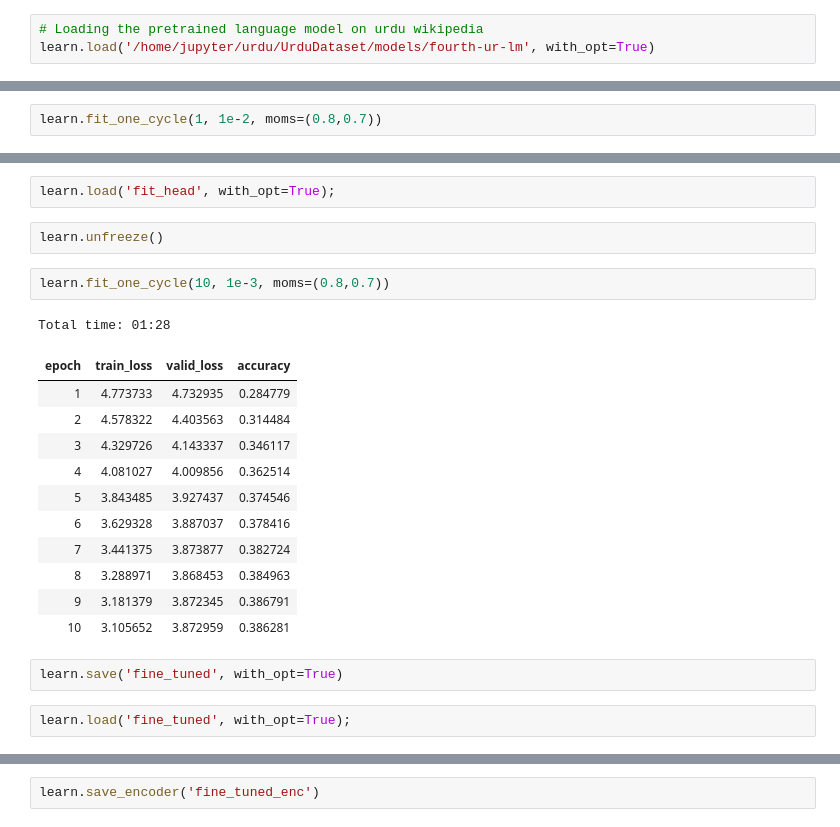
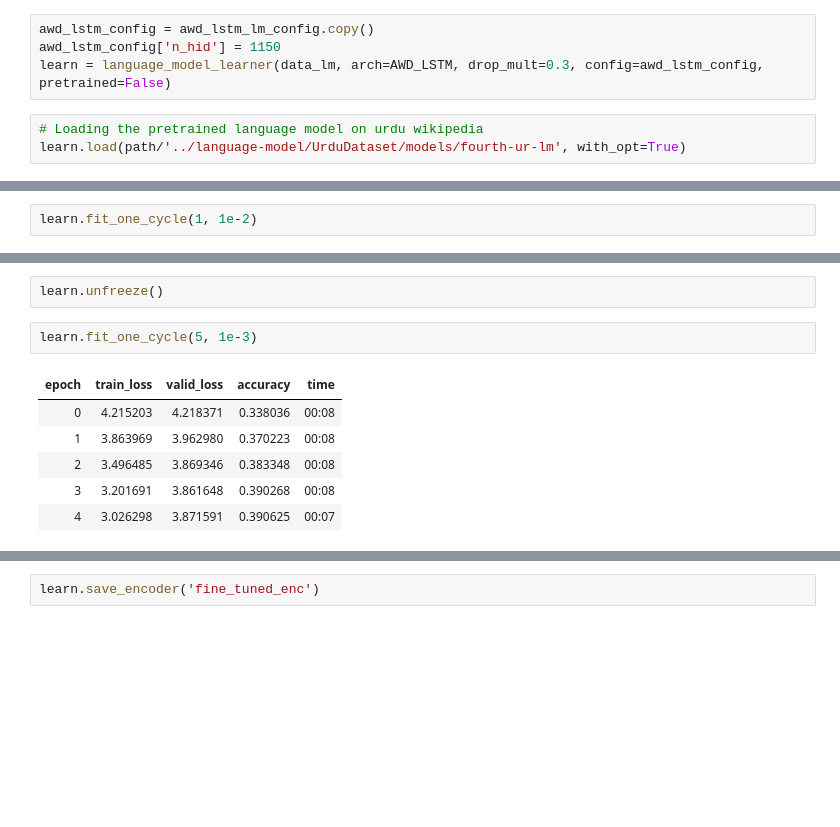
Before and after one commit to anuragshas/nlp-for-urdu, a Jupyter notebook: classification/Urdu_Classification_Model.ipynb, the cells around one changed output, grey strips where cells are left out. Drawn from its saved outputs; the diff is of its cells as text; blank space fills up the shorter version.

```diff
--- a/classification/Urdu_Classification_Model.ipynb
+++ b/classification/Urdu_Classification_Model.ipynb
@@ -113,6 +127,10 @@ learn = language_model_learner(data_lm, drop_mult=0.3)
+# %%
+awd_lstm_config = awd_lstm_lm_config.copy()
+awd_lstm_config['n_hid'] = 1150
+learn = language_model_learner(data_lm, arch=AWD_LSTM, drop_mult=0.3, config=awd_lstm_config, pretrained=False)
 # %%
 # Loading the pretrained language model on urdu wikipedia
-learn.load('/home/jupyter/urdu/UrduDataset/models/fourth-ur-lm', with_opt=True)
+learn.load(path/'../language-model/UrduDataset/models/fourth-ur-lm', with_opt=True)
 # %% [output]
 LanguageLearner(data=TextLMDataBunch;
 
@@ -145,5 +163,5 @@ learn.recorder.plot()
 # %%
 learn.freeze()
 # %%
-learn.fit_one_cycle(1, 1e-2, moms=(0.8,0.7))
+learn.fit_one_cycle(1, 1e-2)
 # %% [output]
@@ -155,26 +170,14 @@ learn.save('fit_head', with_opt=True)
-# %%
-learn.load('fit_head', with_opt=True);
 # %%
 learn.unfreeze()
 # %%
-learn.fit_one_cycle(10, 1e-3, moms=(0.8,0.7))
+learn.fit_one_cycle(5, 1e-3)
 # %% [output]
-Total time: 01:28
-| epoch | train_loss | valid_loss | accuracy |
-| 1 | 4.773733 | 4.732935 | 0.284779 |
-| 2 | 4.578322 | 4.403563 | 0.314484 |
-| 3 | 4.329726 | 4.143337 | 0.346117 |
-| 4 | 4.081027 | 4.009856 | 0.362514 |
-| 5 | 3.843485 | 3.927437 | 0.374546 |
-| 6 | 3.629328 | 3.887037 | 0.378416 |
-| 7 | 3.441375 | 3.873877 | 0.382724 |
-| 8 | 3.288971 | 3.868453 | 0.384963 |
-| 9 | 3.181379 | 3.872345 | 0.386791 |
-| 10 | 3.105652 | 3.872959 | 0.386281 |
+| epoch | train_loss | valid_loss | accuracy | time |
+| 0 | 4.215203 | 4.218371 | 0.338036 | 00:08 |
+| 1 | 3.863969 | 3.962980 | 0.370223 | 00:08 |
+| 2 | 3.496485 | 3.869346 | 0.383348 | 00:08 |
+| 3 | 3.201691 | 3.861648 | 0.390268 | 00:08 |
+| 4 | 3.026298 | 3.871591 | 0.390625 | 00:07 |
-# %%
-learn.save('fine_tuned', with_opt=True)
-# %%
-learn.load('fine_tuned', with_opt=True);
 # %%
 learn.predict('سرحدی علاقے میں فوجی',n_words=10)
 # %% [output]
```
Also changed, not shown: parts of 47 cells of this notebook, 7 other files.
